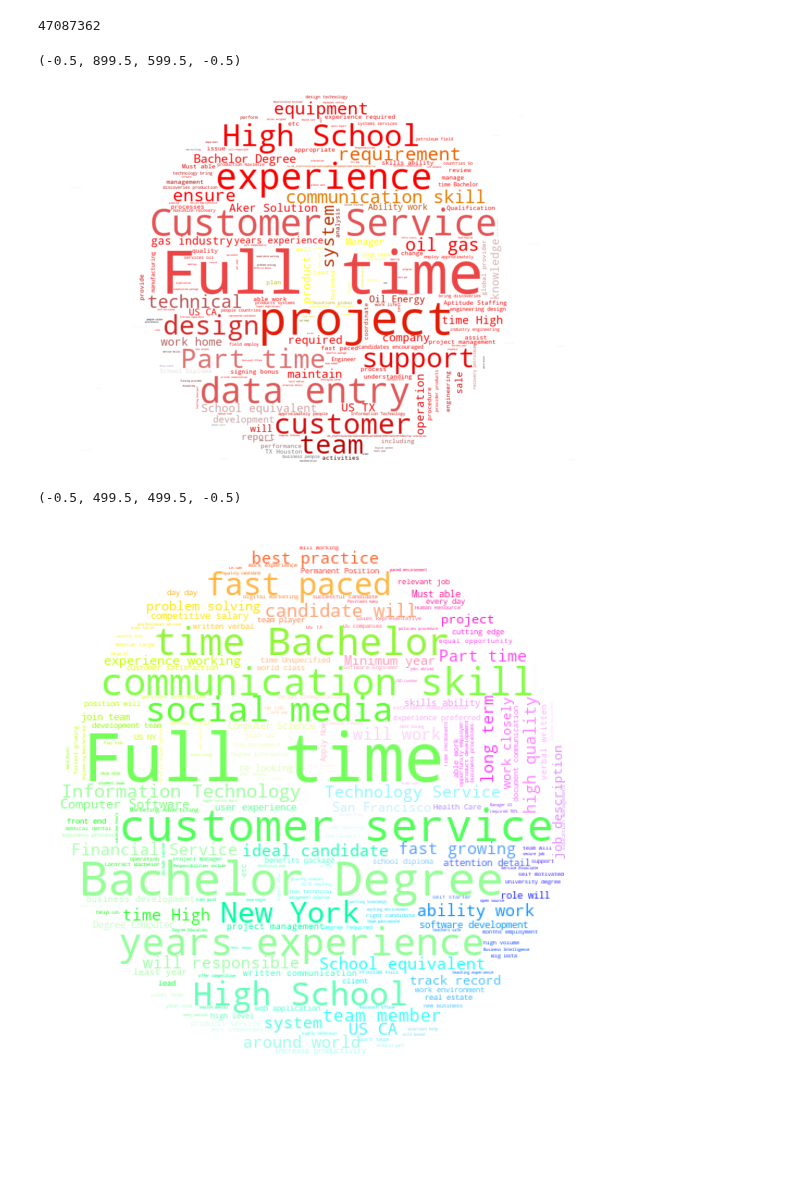
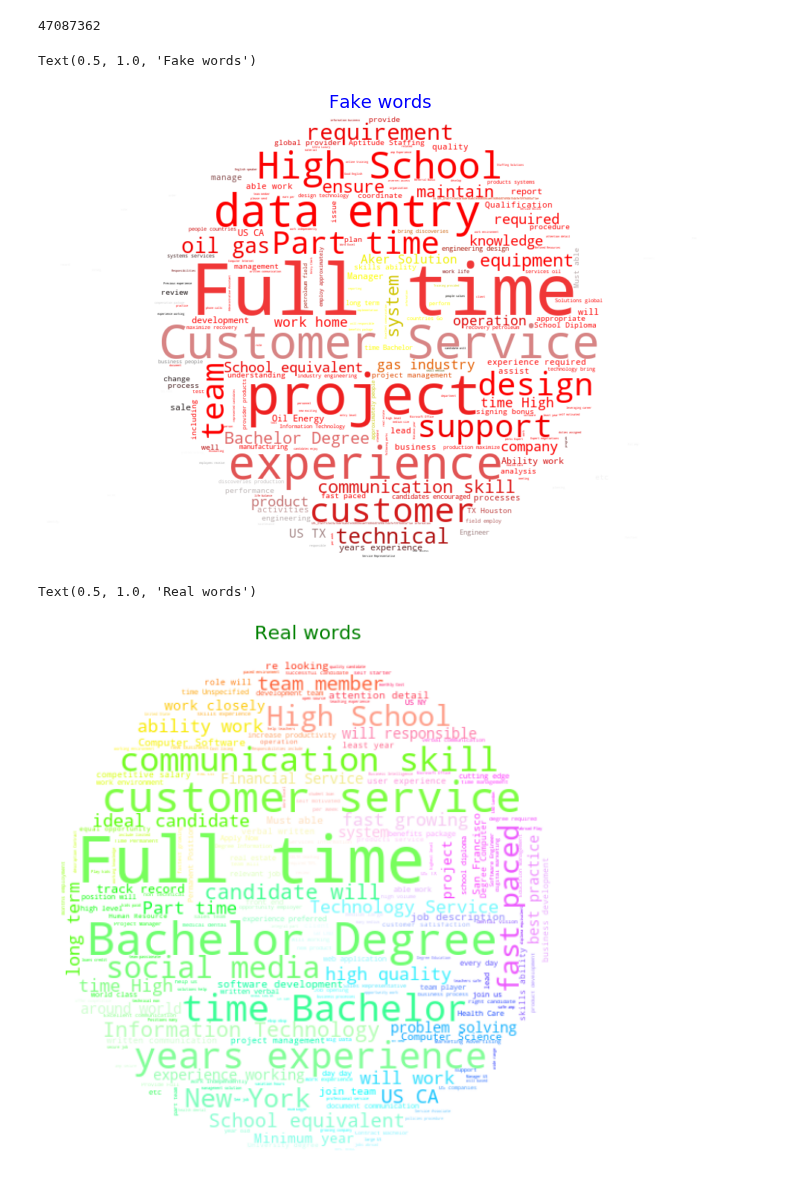
Before and after one commit to OlgaAlto/Fake-job-ads, a Jupyter notebook: fake job ads.ipynb, the cells around one changed output. Cells and saved outputs as stored; diff of their text form; code cells hidden in the pictures; blank space fills up the shorter version.

```diff
--- a/fake job ads.ipynb
+++ b/fake job ads.ipynb
@@ -131,26 +151,35 @@ from wordcloud import WordCloud, STOPWORDS, ImageColorGenerator
 %matplotlib inline
 from matplotlib.colors import LinearSegmentedColormap
 
+stopwords = set(STOPWORDS)
+
+# Fake words vizualization
 image_mask  = np.array(Image.open('stop.png'))
-wordcloud2 = WordCloud(background_color="white", mask=image_mask, max_words = 200, contour_color='').generate(str_fakewords)   #,width=1987, height=736
+wordcloud2 = WordCloud(background_color="white", stopwords=stopwords, mask=image_mask, max_words = 200,
+                       contour_color='').generate(str_fakewords)
 
 
 image_colors = ImageColorGenerator(image_mask)
-plt.figure(figsize=[10,10])
+plt.figure(figsize=[12,12])
 plt.imshow(wordcloud2.recolor(color_func=image_colors), interpolation="bilinear")
 plt.axis("off")
+plt.title('Fake words', fontsize=18, color ='blue')
 # %% [output]
-(-0.5, 899.5, 599.5, -0.5)
+Text(0.5, 1.0, 'Fake words')
-[figure, old version]
+[figure, new version]
 # %%
+# Real words vizualization
+
+stopwords = set(STOPWORDS)
 image_mask2  = np.array(Image.open('circle.png'))
-wordcloud_ = WordCloud(background_color="white", mask=image_mask2, max_words = 200, contour_color='').generate(str_realwords)
-
+wordcloud_ = WordCloud(background_color="white", stopwords=stopwords, mask=image_mask2, max_words = 200,
+                       contour_color='').generate(str_realwords)
 
 image_colors = ImageColorGenerator(image_mask2)
 plt.figure(figsize=[10,10])
 plt.imshow(wordcloud_.recolor(color_func=image_colors), interpolation="bilinear")
 plt.axis("off")
+plt.title('Real words', fontsize=20, color ='green')
 # %% [output]
-(-0.5, 499.5, 499.5, -0.5)
+Text(0.5, 1.0, 'Real words')
-[figure, old version]
+[figure, new version]
```
Also changed, not shown: parts of 59 cells of this notebook.
